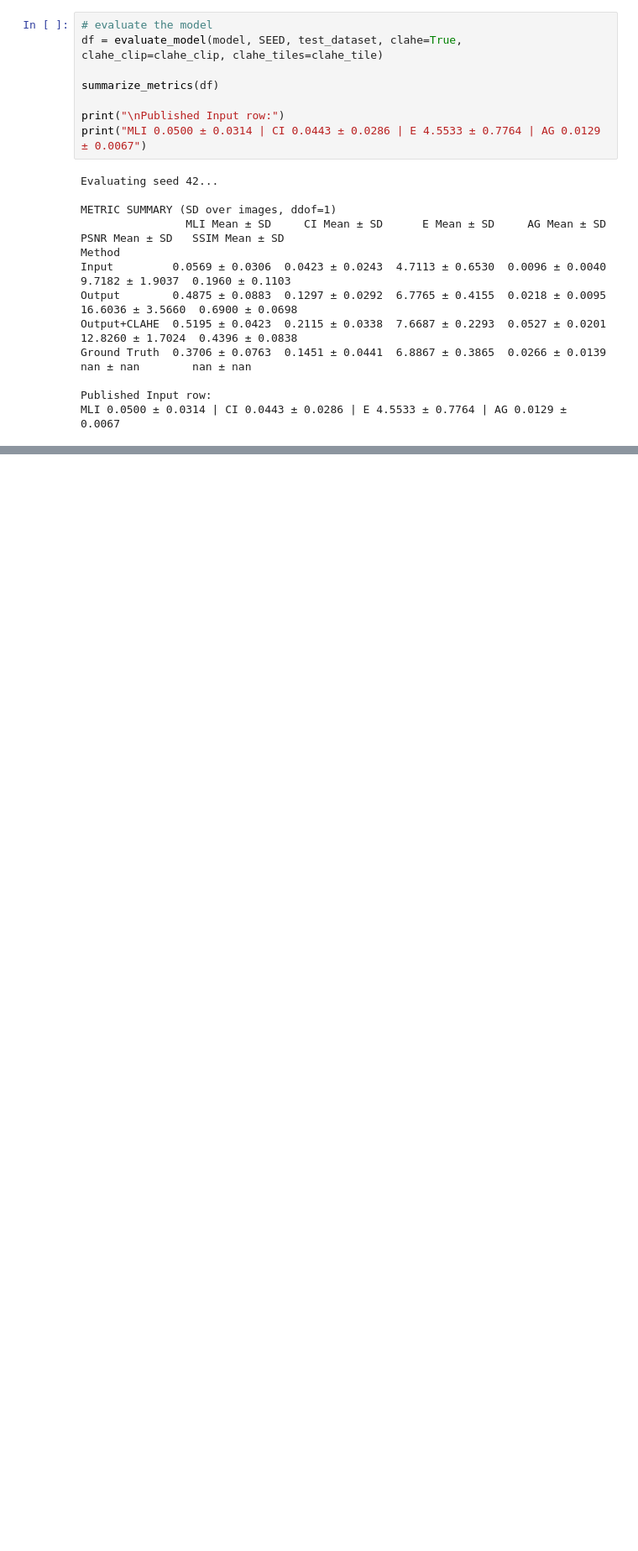
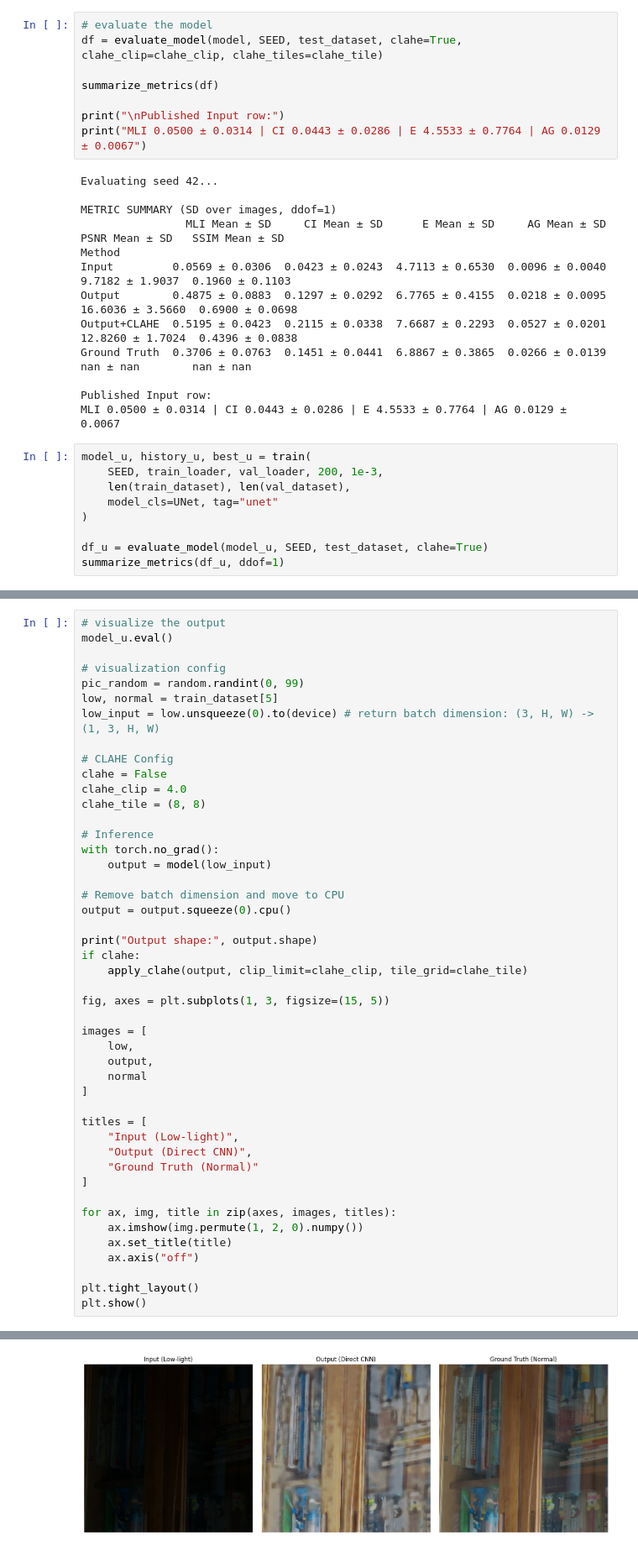
Before and after one commit to Star-rium/LLIE-UNet, a Jupyter notebook: main.ipynb, the cells around one changed output, grey strips where cells are left out. Shown at 84% size. Cells and saved outputs as stored; diff of their text form; blank space fills up the shorter version.

```diff
--- a/main.ipynb
+++ b/main.ipynb
@@ -168,3 +170,12 @@ Ground Truth  0.3706 ± 0.0763  0.1451 ± 0.0441  6.8867 ± 0.3865  0.0266 ± 0.
 
 Published Input row:
 MLI 0.0500 ± 0.0314 | CI 0.0443 ± 0.0286 | E 4.5533 ± 0.7764 | AG 0.0129 ± 0.0067
+# %%
+model_u, history_u, best_u = train(
+    SEED, train_loader, val_loader, 200, 1e-3,
+    len(train_dataset), len(val_dataset),
+    model_cls=UNet, tag="unet"
+)
+
+df_u = evaluate_model(model_u, SEED, test_dataset, clahe=True)
+summarize_metrics(df_u, ddof=1)
@@ -170,0 +206,47 @@ MLI 0.0500 ± 0.0314 | CI 0.0443 ± 0.0286 | E 4.5533 ± 0.7764 | AG 0.0129 ± 0
+# %%
+# visualize the output
+model_u.eval()
+
+# visualization config
+pic_random = random.randint(0, 99)
+low, normal = train_dataset[5]
+low_input = low.unsqueeze(0).to(device) # return batch dimension: (3, H, W) -> (1, 3, H, W)
+
+# CLAHE Config
+clahe = False
+clahe_clip = 4.0
+clahe_tile = (8, 8)
+
+# Inference
+with torch.no_grad():
+    output = model(low_input)
+
+# Remove batch dimension and move to CPU
+output = output.squeeze(0).cpu()
+
+print("Output shape:", output.shape)
+if clahe:
+    apply_clahe(output, clip_limit=clahe_clip, tile_grid=clahe_tile)
+
+fig, axes = plt.subplots(1, 3, figsize=(15, 5))
+
+images = [
+    low,
+    output,
+    normal
+]
+
+titles = [
+    "Input (Low-light)",
+    "Output (Direct CNN)",
+    "Ground Truth (Normal)"
+]
+
+for ax, img, title in zip(axes, images, titles):
+    ax.imshow(img.permute(1, 2, 0).numpy())
+    ax.set_title(title)
+    ax.axis("off")
+
+plt.tight_layout()
+plt.show()
+# %% [output]
@@ -170,0 +254 @@ MLI 0.0500 ± 0.0314 | CI 0.0443 ± 0.0286 | E 4.5533 ± 0.7764 | AG 0.0129 ± 0
+[figure, added]
```
Also changed, not shown: parts of 6 cells of this notebook, 4 other files.
